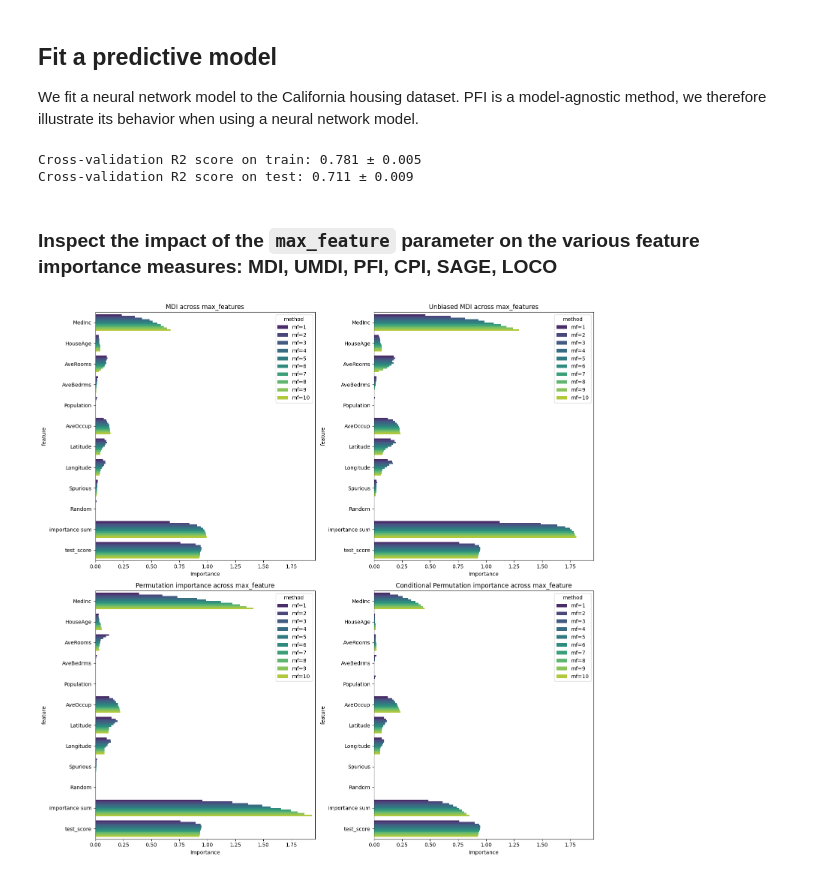
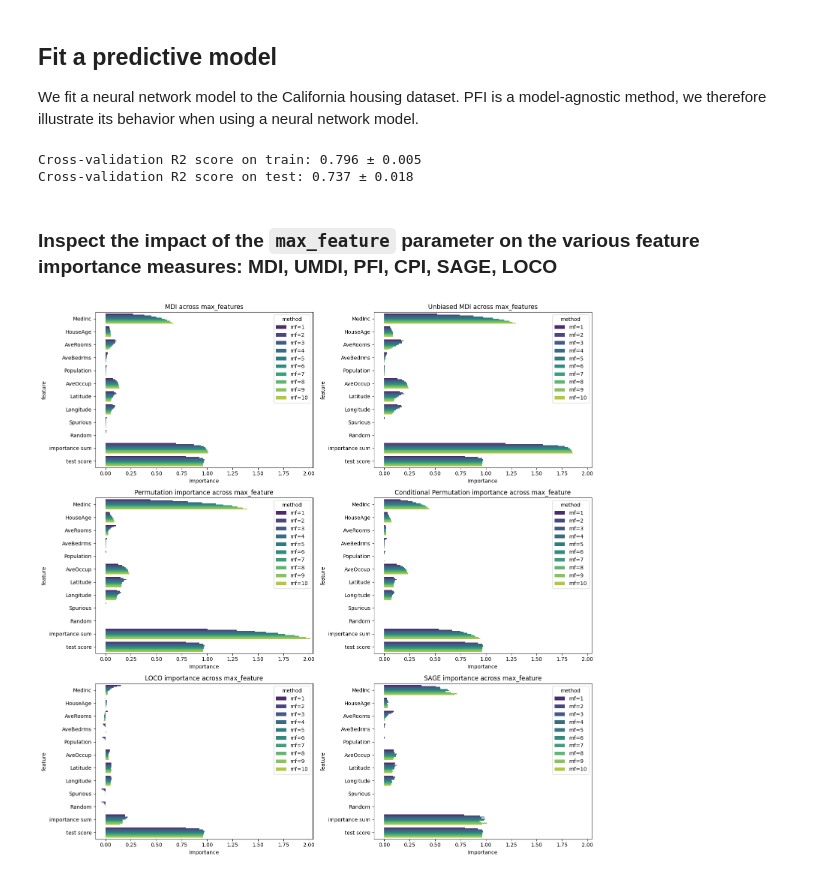
Before and after one commit to GaetandeCast/Internship, a Jupyter notebook: conditional_dependency/plot_pitfalls_permutation_importance.ipynb, the cells around one changed output. Drawn from its saved outputs; the diff is of its cells as text; code cells hidden in the pictures.

Commit message:
add loco and sage

```diff
--- a/conditional_dependency/plot_pitfalls_permutation_importance.ipynb
+++ b/conditional_dependency/plot_pitfalls_permutation_importance.ipynb
@@ -11,12 +11,12 @@ from sklearn.ensemble import RandomForestRegressor
 from sklearn.linear_model import RidgeCV
 from sklearn.metrics import r2_score, mean_squared_error
 from sklearn.model_selection import KFold, train_test_split
-from hidimstat import CPI, PFI
-from hidimstat.conditional_sampling import ConditionalSampler
+from hidimstat import CPI, PFI, LOCO
+from sage import PermutationEstimator, MarginalImputer
 
 random_seed = 0
 rng = np.random.RandomState(random_seed)
-n_folds = 2
+n_folds = 5
 # %% [markdown]
 ## Load the California housing dataset and add a spurious feature
 The California housing dataset is a regression dataset with 8 features. We add a
@@ -77,13 +77,13 @@ test_scores = []
 model = RandomForestRegressor(
     n_estimators=200,
     oob_score=True,
-    n_jobs=4,
-    random_state=random_seed,
+    n_jobs=-1,
+    random_state=rng,
     max_features=1.0,
     min_samples_leaf=20,
 )
 
-kf = KFold(n_splits=n_folds, shuffle=True, random_state=random_seed)
+kf = KFold(n_splits=n_folds, shuffle=True, random_state=rng)
 for train_index, test_index in kf.split(X):
     X_train, X_test = X[train_index], X[test_index]
     y_train, y_test = y[train_index], y[test_index]
@@ -99,8 +99,8 @@ for train_index, test_index in kf.split(X):
 print(f"Cross-validation R2 score on train: {np.mean(train_scores):.3f} ± {np.std(train_scores):.3f}")
 print(f"Cross-validation R2 score on test: {np.mean(test_scores):.3f} ± {np.std(test_scores):.3f}")
 # %% [output]
-Cross-validation R2 score on train: 0.781 ± 0.005
-Cross-validation R2 score on test: 0.711 ± 0.009
+Cross-validation R2 score on train: 0.796 ± 0.005
+Cross-validation R2 score on test: 0.737 ± 0.018
 # %% [markdown]
 ### Inspect the impact of the `max_feature` parameter on the various feature importance measures: MDI, UMDI, PFI, CPI, SAGE, LOCO
 # %%
@@ -223,9 +269,9 @@ df_val_cpi = pd.concat(cpi_data, ignore_index=True)
 # %%
-fig, ax = plt.subplots(nrows=2, ncols=2, figsize=(15, 15))
+fig, ax = plt.subplots(nrows=3, ncols=2, figsize=(15, 15))
 
-for i in range(2):
+for i in range(3):
     for j in range(2):
-        ax[i,j].set_xlim(0, max_val)
+        ax[i,j].set_xlim(-0.1, max_val)
 
 sns.barplot(
     data=df_val_mdi,
@@ -251,31 +297,55 @@ sns.barplot(
 ax[0,1].set_title("Unbiased MDI across max_features")
 ax[0,1].set_xlabel("Importance")
 
 sns.barplot(
     data=df_val_pfi,
     x="pfi",
     y="feature",
     hue="method",
     errorbar=None,
     palette="viridis",
     ax=ax[1,0],
 )
 ax[1,0].set_title("Permutation importance across max_feature")
 ax[1,0].set_xlabel("Importance")
 
 sns.barplot(
     data=df_val_cpi,
     x="cpi",
     y="feature",
     hue="method",
     errorbar=None,
     palette="viridis",
     ax=ax[1,1],
 )
 ax[1,1].set_title("Conditional Permutation importance across max_feature")
 ax[1,1].set_xlabel("Importance")
 
+sns.barplot(
+    data=df_val_loco,
+    x="loco",
+    y="feature",
+    hue="method",
+    errorbar=None,
+    palette="viridis",
+    ax=ax[2,0],
+)
+ax[2,0].set_title("LOCO importance across max_feature")
+ax[2,0].set_xlabel("Importance")
+
+sns.barplot(
+    data=df_val_sage,
+    x="sage",
+    y="feature",
+    hue="method",
+    errorbar=None,
+    palette="viridis",
+    ax=ax[2,1],
+)
+ax[2,1].set_title("SAGE importance across max_feature")
+ax[2,1].set_xlabel("Importance")
+
 plt.tight_layout()
 plt.show()
 # %% [output]
-[figure, old version]
+[figure, new version]
```
Also changed, not shown: parts of 2 cells of this notebook.
